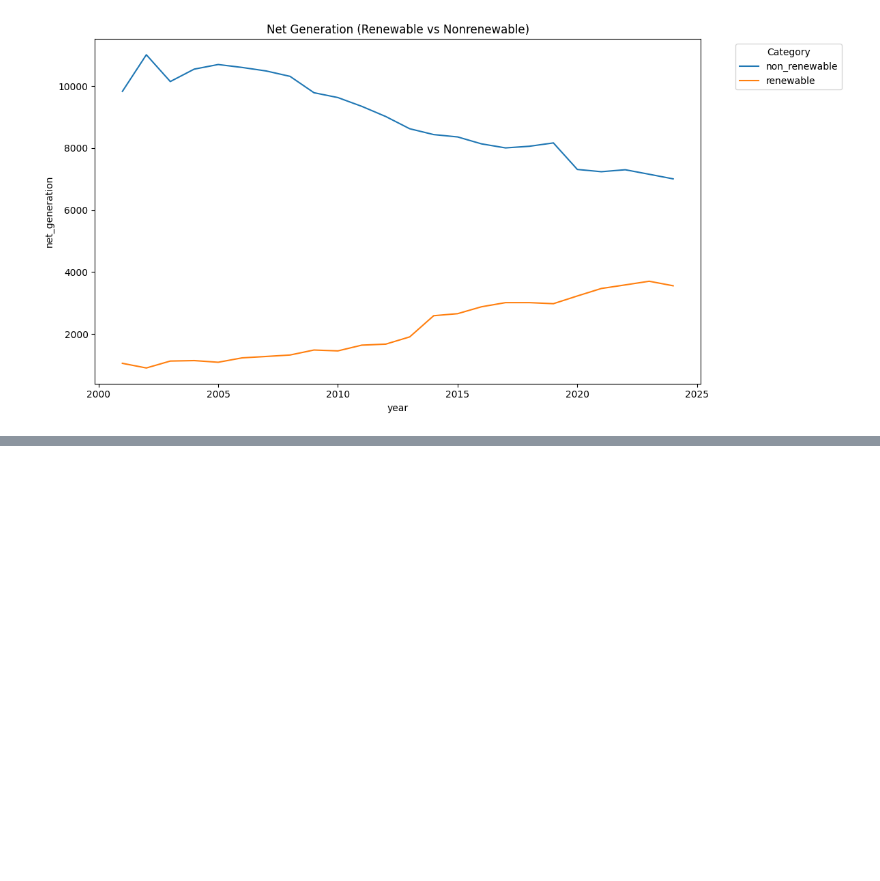
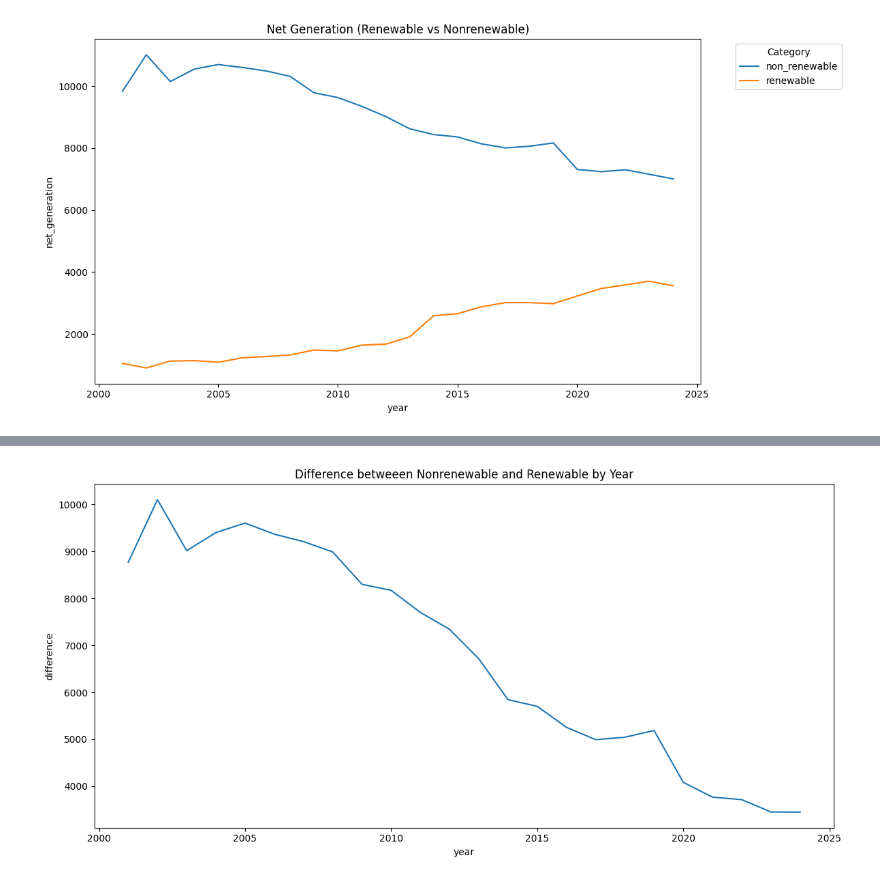
Before and after one commit to ashleyholen/Data-Science-Capstone, a Jupyter notebook: capstone.ipynb, the cells around one changed output, grey strips where cells are left out. Drawn from its saved outputs; the diff is of its cells as text; code cells hidden in the pictures; blank space fills up the shorter version.

```diff
--- a/capstone.ipynb
+++ b/capstone.ipynb
@@ -507,0 +519,12 @@ plt.show()
+# %%
+ml_data = category_totals.pivot(
+    index="year",
+    columns="category",
+    values="net_generation"
+).reset_index()
+
+ml_data.columns.name = None
+
+ml_data["difference"] = ml_data["non_renewable"] - ml_data["renewable"]
+
+ml_data.head()
@@ -507,0 +538,11 @@ plt.show()
+# %%
+plt.figure(figsize=(12, 6))
+
+
+sns.lineplot(data = ml_data, x= "year", y= "difference")
+
+plt.title("Difference betweeen Nonrenewable and Renewable by Year")
+plt.tight_layout()
+plt.show()
+# %% [output]
+[figure, added]
```
Also changed, not shown: parts of 5 cells of this notebook.
